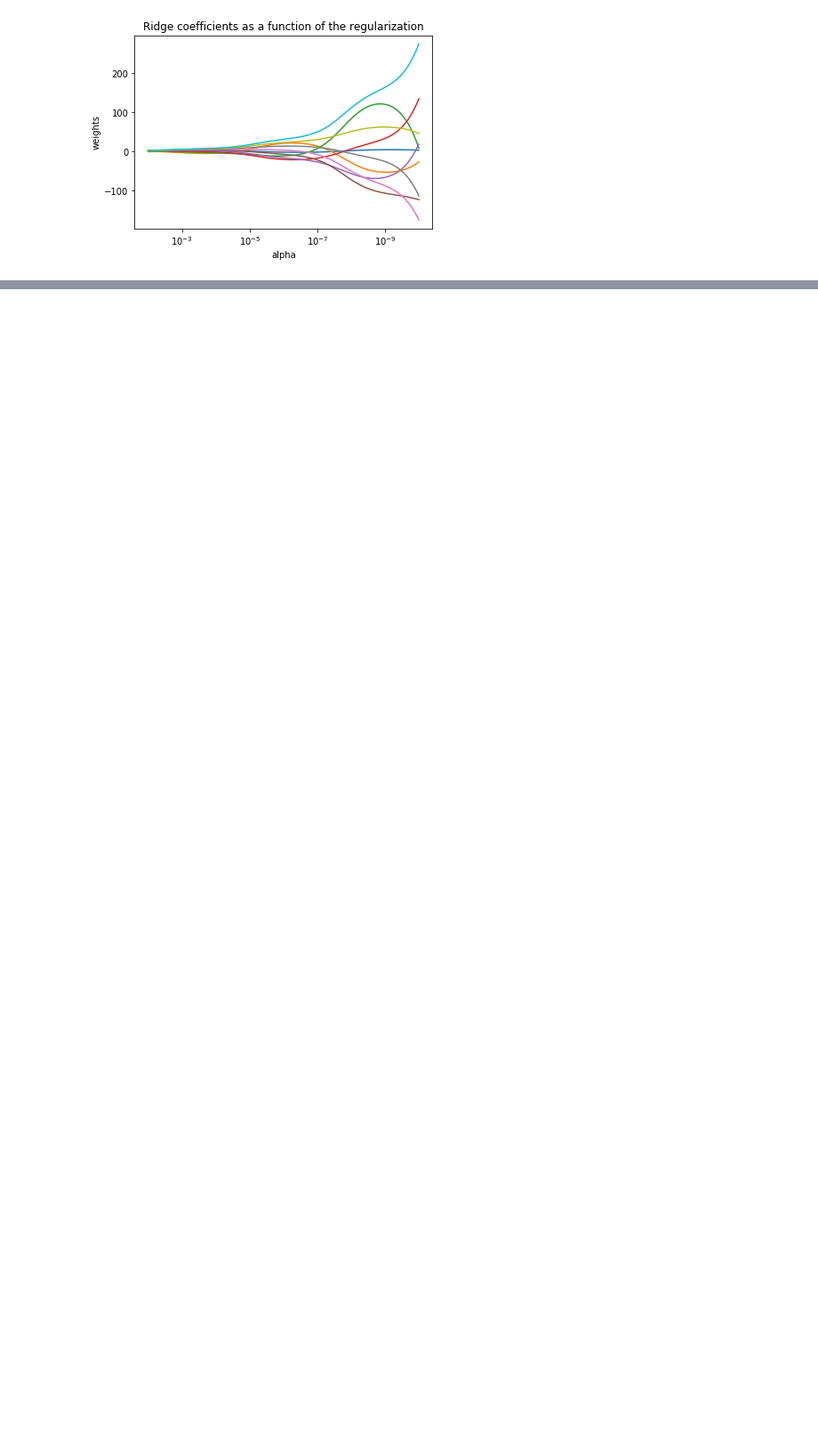
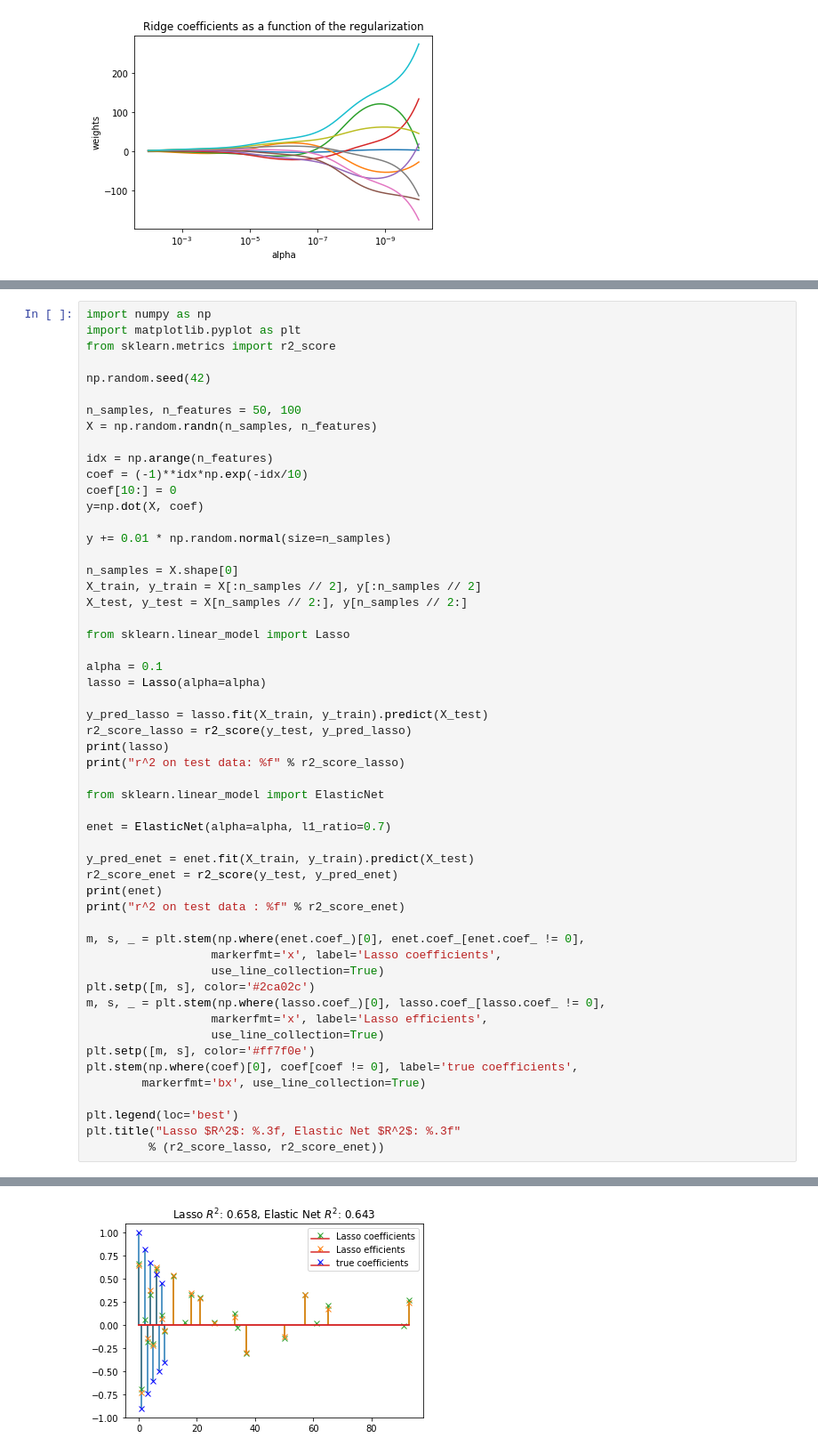
Before and after one commit to CEOJINSUNG/Bigdata, a Jupyter notebook: Scikit-Learn/1. Linear Models.ipynb, the cells around one changed output, grey strips where cells are left out. Shown: that part at 89% size. Drawn from its saved outputs; the diff is of its cells as text; blank space fills up the shorter version.

```diff
--- a/Scikit-Learn/1. Linear Models.ipynb
+++ b/Scikit-Learn/1. Linear Models.ipynb
@@ -118,0 +134,55 @@ reg.fit()
+# %%
+import numpy as np
+import matplotlib.pyplot as plt
+from sklearn.metrics import r2_score
+
+np.random.seed(42)
+
+n_samples, n_features = 50, 100
+X = np.random.randn(n_samples, n_features)
+
+idx = np.arange(n_features)
+coef = (-1)**idx*np.exp(-idx/10)
+coef[10:] = 0
+y=np.dot(X, coef)
+
+y += 0.01 * np.random.normal(size=n_samples)
+
+n_samples = X.shape[0]
+X_train, y_train = X[:n_samples // 2], y[:n_samples // 2]
+X_test, y_test = X[n_samples // 2:], y[n_samples // 2:]
+
+from sklearn.linear_model import Lasso
+
+alpha = 0.1
+lasso = Lasso(alpha=alpha)
+
+y_pred_lasso = lasso.fit(X_train, y_train).predict(X_test)
+r2_score_lasso = r2_score(y_test, y_pred_lasso)
+print(lasso)
+print("r^2 on test data: %f" % r2_score_lasso)
+
+from sklearn.linear_model import ElasticNet
+
+enet = ElasticNet(alpha=alpha, l1_ratio=0.7)
+
+y_pred_enet = enet.fit(X_train, y_train).predict(X_test)
+r2_score_enet = r2_score(y_test, y_pred_enet)
+print(enet)
+print("r^2 on test data : %f" % r2_score_enet)
+
+m, s, _ = plt.stem(np.where(enet.coef_)[0], enet.coef_[enet.coef_ != 0],
+                  markerfmt='x', label='Lasso coefficients',
+                  use_line_collection=True)
+plt.setp([m, s], color='#2ca02c')
+m, s, _ = plt.stem(np.where(lasso.coef_)[0], lasso.coef_[lasso.coef_ != 0],
+                  markerfmt='x', label='Lasso efficients',
+                  use_line_collection=True)
+plt.setp([m, s], color='#ff7f0e')
+plt.stem(np.where(coef)[0], coef[coef != 0], label='true coefficients',
+        markerfmt='bx', use_line_collection=True)
+
+plt.legend(loc='best')
+plt.title("Lasso $R^2$: %.3f, Elastic Net $R^2$: %.3f"
+         % (r2_score_lasso, r2_score_enet))
+# %% [output]
@@ -118,0 +198 @@ reg.fit()
+[figure, added]
```
Also changed, not shown: parts of 36 cells of this notebook, 8 other files.
